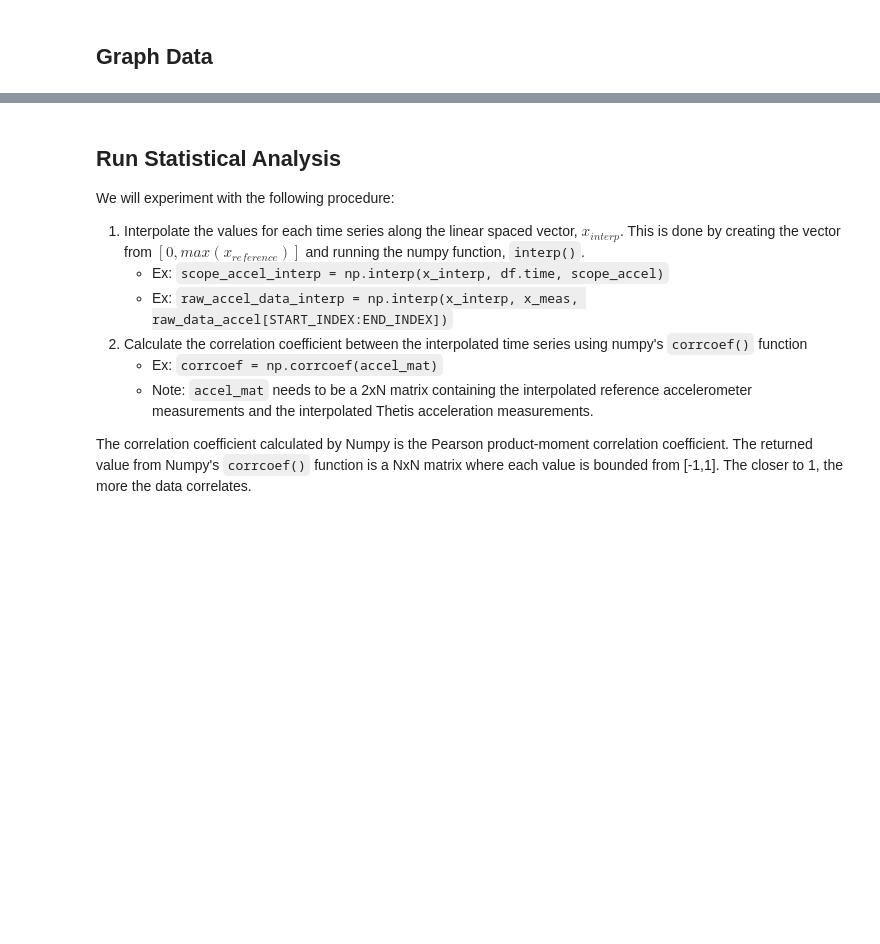
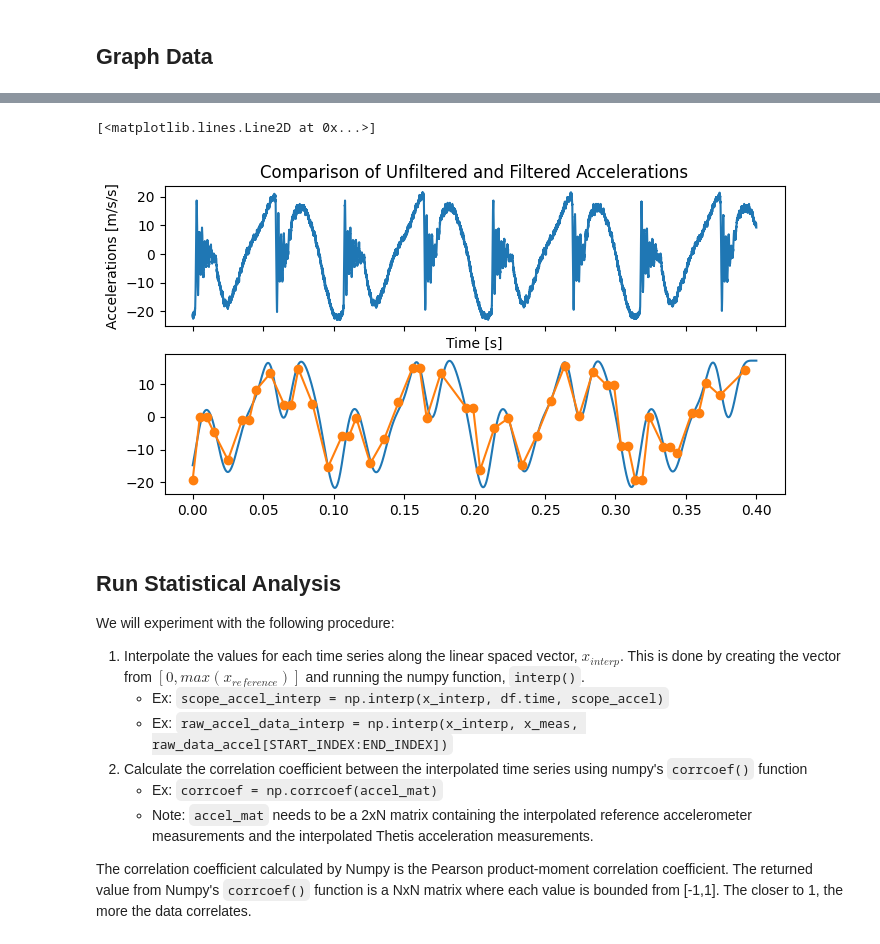
Before and after one commit to Legohead259/Thetis-Scripts, a Jupyter notebook: vibration_validation/accelerometer_validation.ipynb, the cells around one changed output, grey strips where cells are left out. Cells and saved outputs as stored; diff of their text form; code cells hidden in the pictures; blank space fills up the shorter version.

```diff
--- a/vibration_validation/accelerometer_validation.ipynb
+++ b/vibration_validation/accelerometer_validation.ipynb
@@ -108,3 +122,18 @@ Average Sample Rate:  106.5989847715736
+# %%
+sos = signal.butter(4, 24, 'lp', fs=1E4, output='sos')
+filtered = signal.sosfiltfilt(sos, scope_accel)
+
+fig_filt, (ax1, ax2) = plt.subplots(2, 1, sharex=True, figsize=(8,4))
+ax1.set_title("Comparison of Unfiltered and Filtered Accelerations")
+ax1.plot(df.time, scope_accel)
+ax1.set_xlabel("Time [s]")
+ax1.set_ylabel("Accelerations [m/s/s]")
+ax2.plot(df.time, filtered)
+ax2.plot(x_meas, raw_accel_data[START_INDEX:END_INDEX], 'o-')
+# ax_comp.legend(["Reference", "Thetis (Raw)"])
+# %% [output]
+[<matplotlib.lines.Line2D at 0x...>]
+[figure, added]
 # %% [markdown]
 ## Run Statistical Analysis
 We will experiment with the following procedure:
```
Also changed, not shown: parts of 7 cells of this notebook, 1 other file.
